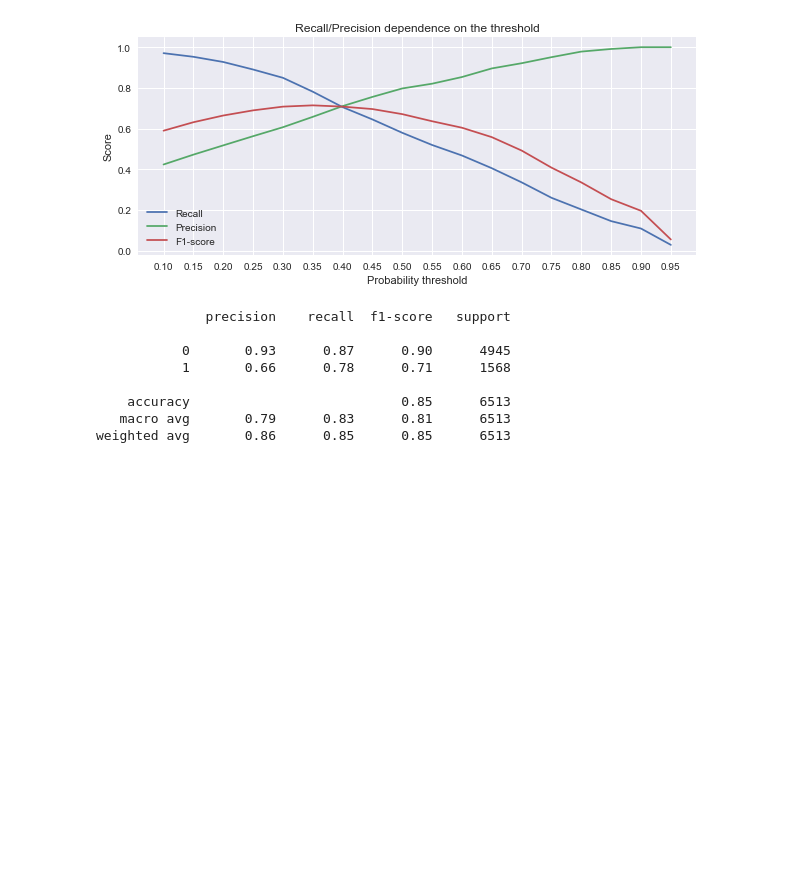
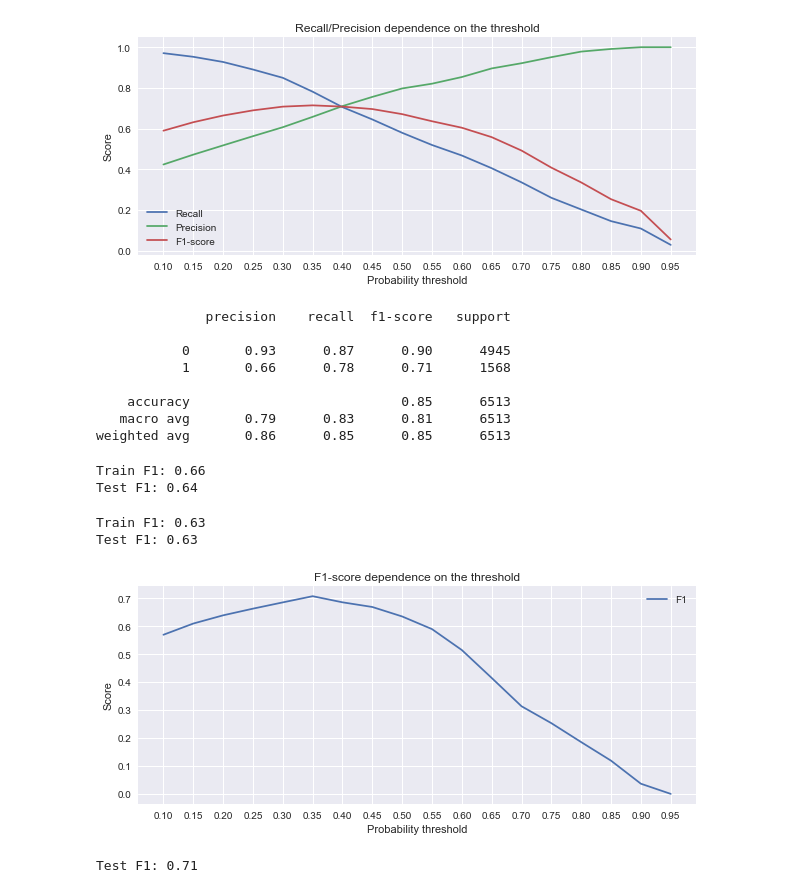
Before and after one commit to sphinxscorp/SF_data_science, a Jupyter notebook: ML-3. Обучение с учителем_классификация/AdultClassification.ipynb, the cells around one changed output. Drawn from its saved outputs; the diff is of its cells as text; code cells hidden in the pictures; blank space fills up the shorter version.

Commit message:
forest

```diff
--- a/ML-3. Обучение с учителем_классификация/AdultClassification.ipynb
+++ b/ML-3. Обучение с учителем_классификация/AdultClassification.ipynb
@@ -481,3 +481,71 @@ print(metrics.classification_report(y_test, y_test_pred_opt))
     accuracy                           0.85      6513
    macro avg       0.79      0.83      0.81      6513
 weighted avg       0.86      0.85      0.85      6513
+# %%
+from sklearn import tree
+
+
+dt = tree.DecisionTreeClassifier(
+    max_depth=8,
+    criterion='entropy',
+    random_state=42,
+    min_samples_leaf=10
+)
+
+dt.fit(X_train, y_train)
+
+y_train_pred= dt.predict(X_train)
+print('Train F1: {:.2f}'.format(metrics.f1_score(y_train, y_train_pred)))
+
+y_test_pred = dt.predict(X_test)
+print('Test F1: {:.2f}'.format(metrics.f1_score(y_test, y_test_pred)))
+# %% [output]
+Train F1: 0.66
+Test F1: 0.64
+# %%
+from sklearn import ensemble
+
+rf = ensemble.RandomForestClassifier(
+    n_estimators=500,
+    max_depth=8,
+    criterion='entropy',
+    min_samples_leaf=10,
+    random_state=42
+)
+
+rf.fit(X_train, y_train)
+
+y_train_pred= rf.predict(X_train)
+print('Train F1: {:.2f}'.format(metrics.f1_score(y_train, y_train_pred)))
+
+y_test_pred = rf.predict(X_test)
+print('Test F1: {:.2f}'.format(metrics.f1_score(y_test, y_test_pred)))
+# %% [output]
+Train F1: 0.63
+Test F1: 0.63
+# %%
+y_test_proba_pred = pd.Series(rf.predict_proba(X_test)[:, 1])
+f1_scores = []
+thresholds = np.arange(0.1, 1, 0.05)
+for threshold in thresholds:
+    y_test_pred_poly = y_test_proba_pred.apply(lambda x: 1 if x > threshold else 0)
+    f1_scores.append(metrics.f1_score(y_test, y_test_pred_poly))
+fig, ax = plt.subplots(figsize=(10, 4))
+ax.plot(thresholds, f1_scores, label='F1')
+ax.set_title('F1-score dependence on the threshold')
+ax.set_xticks(thresholds)
+ax.set_xlabel('Probability threshold')
+ax.set_ylabel('Score')
+ax.legend();
+# %% [output]
+[figure, added]
+# %%
+#Задаём оптимальный порог вероятностей
+threshold_opt = 0.35
+#Клиентов, для которых вероятность ухода > 0.35, относим к классу 1
+#В противном случае — к классу 0
+y_test_pred_opt = y_test_proba_pred.apply(lambda x: 1 if x > threshold_opt else 0)
+#Считаем метрики
+print('Test F1: {:.2f}'.format(metrics.f1_score(y_test, y_test_pred_opt)))
+# %% [output]
+Test F1: 0.71
```
Also changed, not shown: 4 other files.
